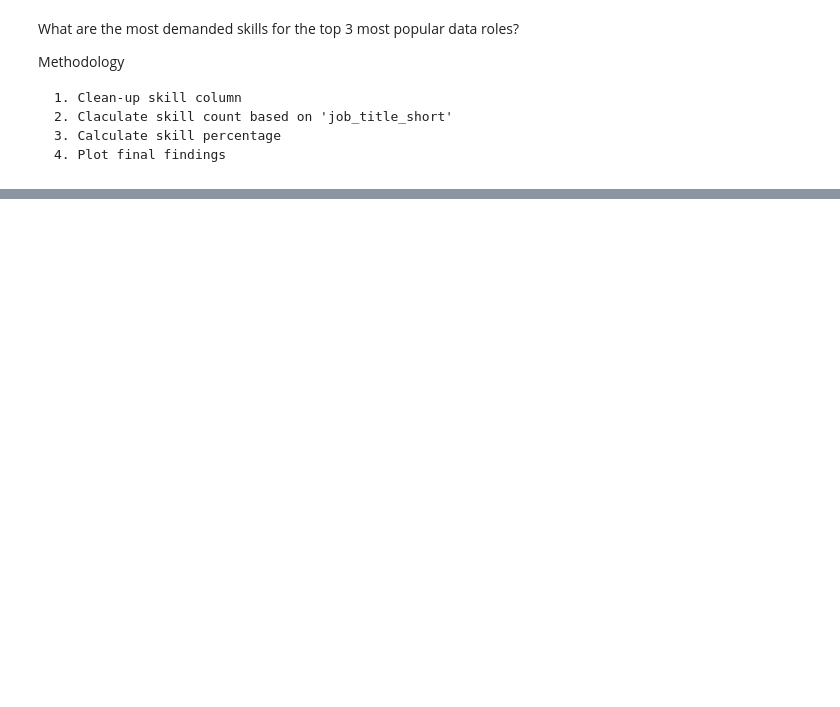
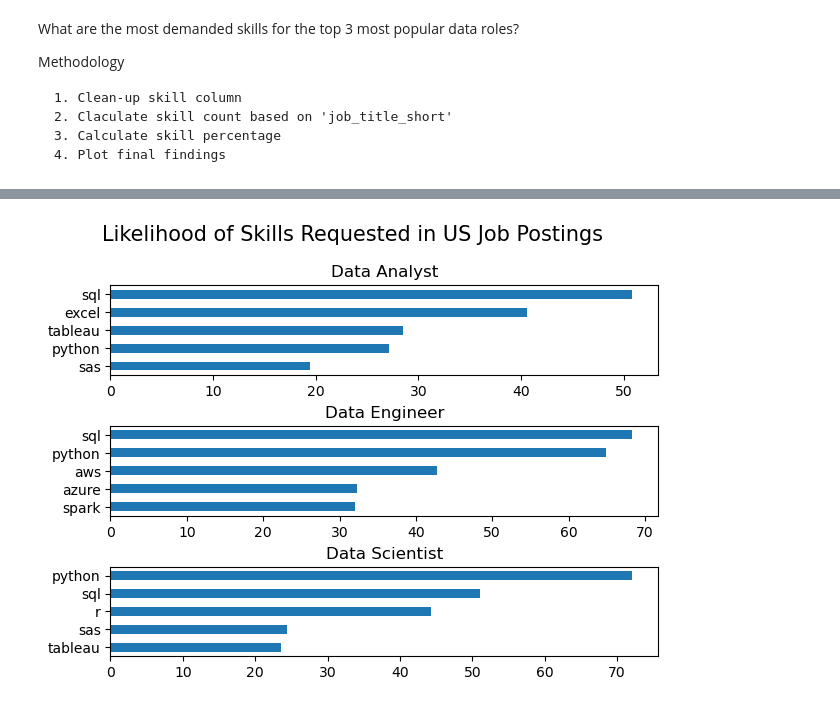
Before and after one commit to yilmazemre61/Explore_Data_Analyst_Role, a Jupyter notebook: 2-Skill_Demand.ipynb, the cells around one changed output, grey strips where cells are left out. Saved outputs shown, nothing was run; the diff lists cells and outputs as text; code cells hidden in the pictures; blank space fills up the shorter version.

```diff
--- a/2-Skill_Demand.ipynb
+++ b/2-Skill_Demand.ipynb
@@ -31,0 +63,4 @@ df_skills = df_US.explode('job_skills')
+# %%
+# Calculating the percentage of the skills in each role
+df_job_title_count = df_US['job_title_short'].value_counts().reset_index(name='jobs_total')
+df_job_title_count
@@ -31,0 +95,4 @@ df_skills = df_US.explode('job_skills')
+# %%
+# We will merge two DataFrame so we can have all the data in one DataFrame
+df_skills_percentage = pd.merge(df_skills_count, df_job_title_count, how='left', on='job_title_short')
+df_skills_percentage
@@ -31,0 +113,4 @@ df_skills = df_US.explode('job_skills')
+# %%
+# Creating a new column in the DataFrame and calculate the percentage
+df_skills_percentage['skill_percent'] = 100 *(df_skills_percentage['skill_count']/ df_skills_percentage['jobs_total'])
+df_skills_percentage
@@ -31,0 +131,18 @@ df_skills = df_US.explode('job_skills')
+# %%
+# Plot
+fig, ax = plt.subplots(len(job_titles), 1)
+
+for i, job_title in enumerate(job_titles):
+    df_plot = df_skills_percentage[df_skills_percentage['job_title_short'] == job_title].head(5)
+    # Plot
+    df_plot.plot(kind='barh', x='job_skills', y='skill_percent', ax=ax[i], title=job_title)
+    # Cleaning the Plot
+    ax[i].invert_yaxis()
+    ax[i].set_ylabel('')
+    ax[i].legend().set_visible(False)
+
+fig.suptitle('Likelihood of Skills Requested in US Job Postings', fontsize=15)
+plt.tight_layout(h_pad=0.5)
+plt.show()
+# %% [output]
+[figure, added]
```
Also changed, not shown: parts of 8 cells of this notebook, 2 other files.
